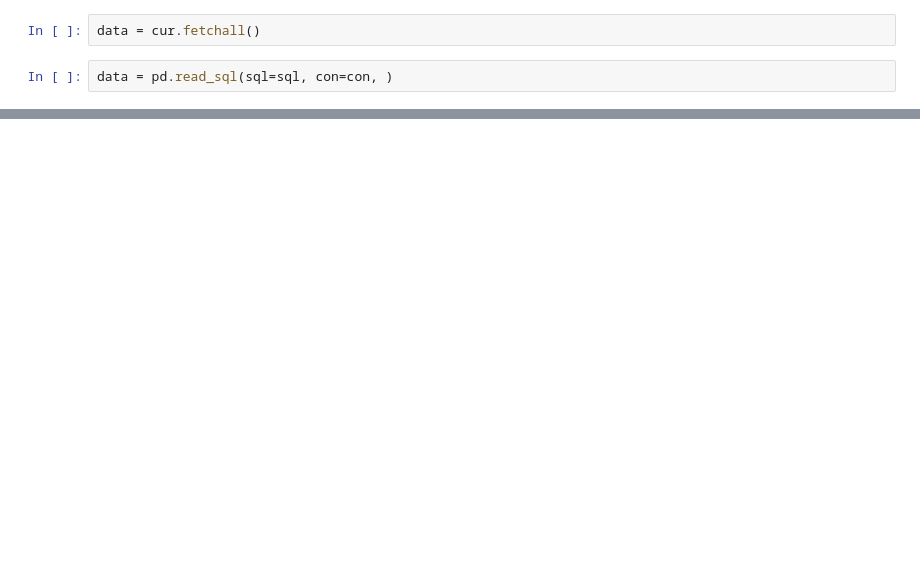
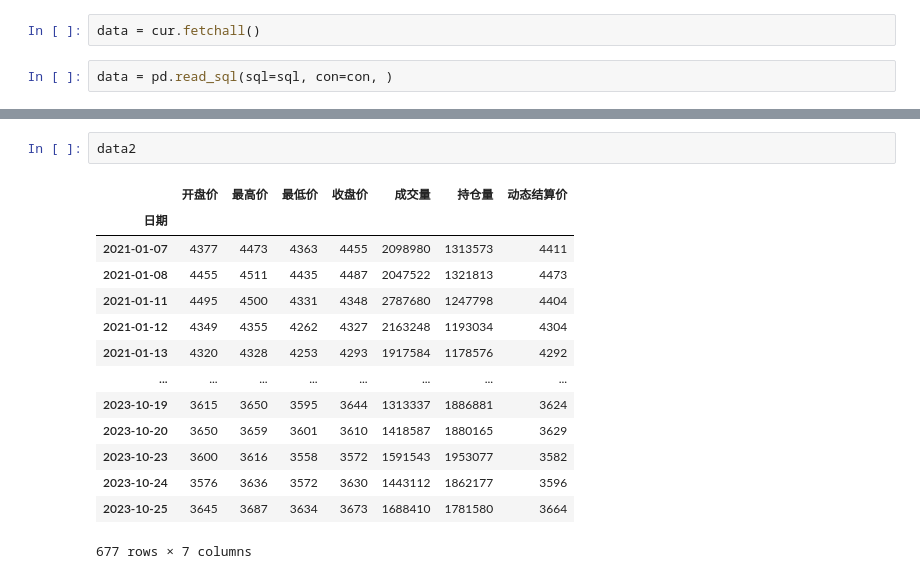
Before and after one commit to samson8964/dataprocessing, a Jupyter notebook: test.ipynb, the cells around one changed output, grey strips where cells are left out. Saved outputs shown, nothing was run; the diff lists cells and outputs as text; blank space fills up the shorter version.

```diff
--- a/test.ipynb
+++ b/test.ipynb
@@ -177,0 +89,17 @@ adjust_and_save()
+# %%
+data2
+# %% [output]
+|  | 开盘价 | 最高价 | 最低价 | 收盘价 | 成交量 | 持仓量 | 动态结算价 |
+| 日期 |  |  |  |  |  |  |  |
+| 2021-01-07 | 4377 | 4473 | 4363 | 4455 | 2098980 | 1313573 | 4411 |
+| 2021-01-08 | 4455 | 4511 | 4435 | 4487 | 2047522 | 1321813 | 4473 |
+| 2021-01-11 | 4495 | 4500 | 4331 | 4348 | 2787680 | 1247798 | 4404 |
+| 2021-01-12 | 4349 | 4355 | 4262 | 4327 | 2163248 | 1193034 | 4304 |
+| 2021-01-13 | 4320 | 4328 | 4253 | 4293 | 1917584 | 1178576 | 4292 |
+| ... | ... | ... | ... | ... | ... | ... | ... |
+| 2023-10-19 | 3615 | 3650 | 3595 | 3644 | 1313337 | 1886881 | 3624 |
+| 2023-10-20 | 3650 | 3659 | 3601 | 3610 | 1418587 | 1880165 | 3629 |
+| 2023-10-23 | 3600 | 3616 | 3558 | 3572 | 1591543 | 1953077 | 3582 |
+| 2023-10-24 | 3576 | 3636 | 3572 | 3630 | 1443112 | 1862177 | 3596 |
+| 2023-10-25 | 3645 | 3687 | 3634 | 3673 | 1688410 | 1781580 | 3664 |
+677 rows × 7 columns
```
Also changed, not shown: parts of 22 cells of this notebook, 5 other files.
